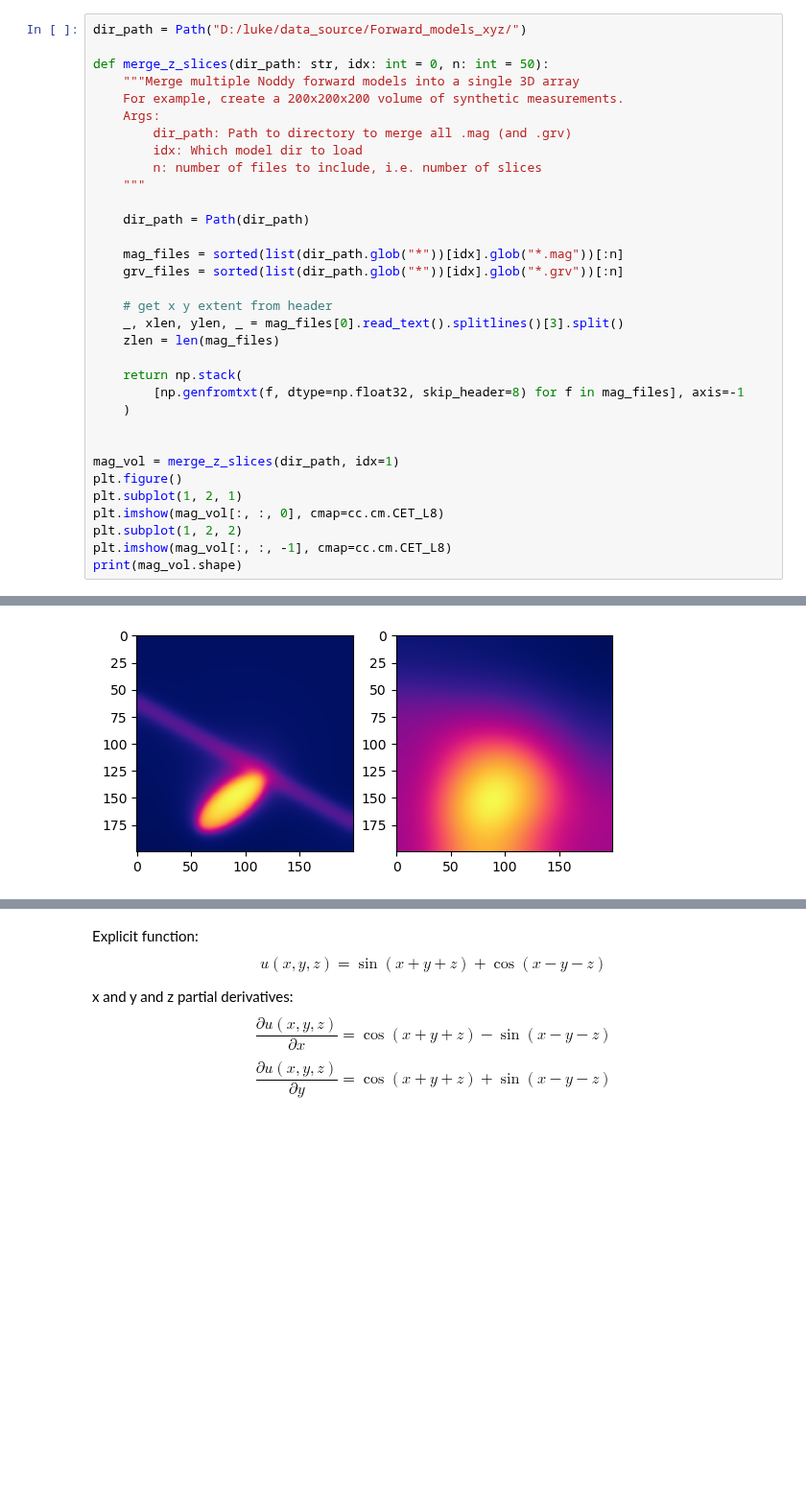
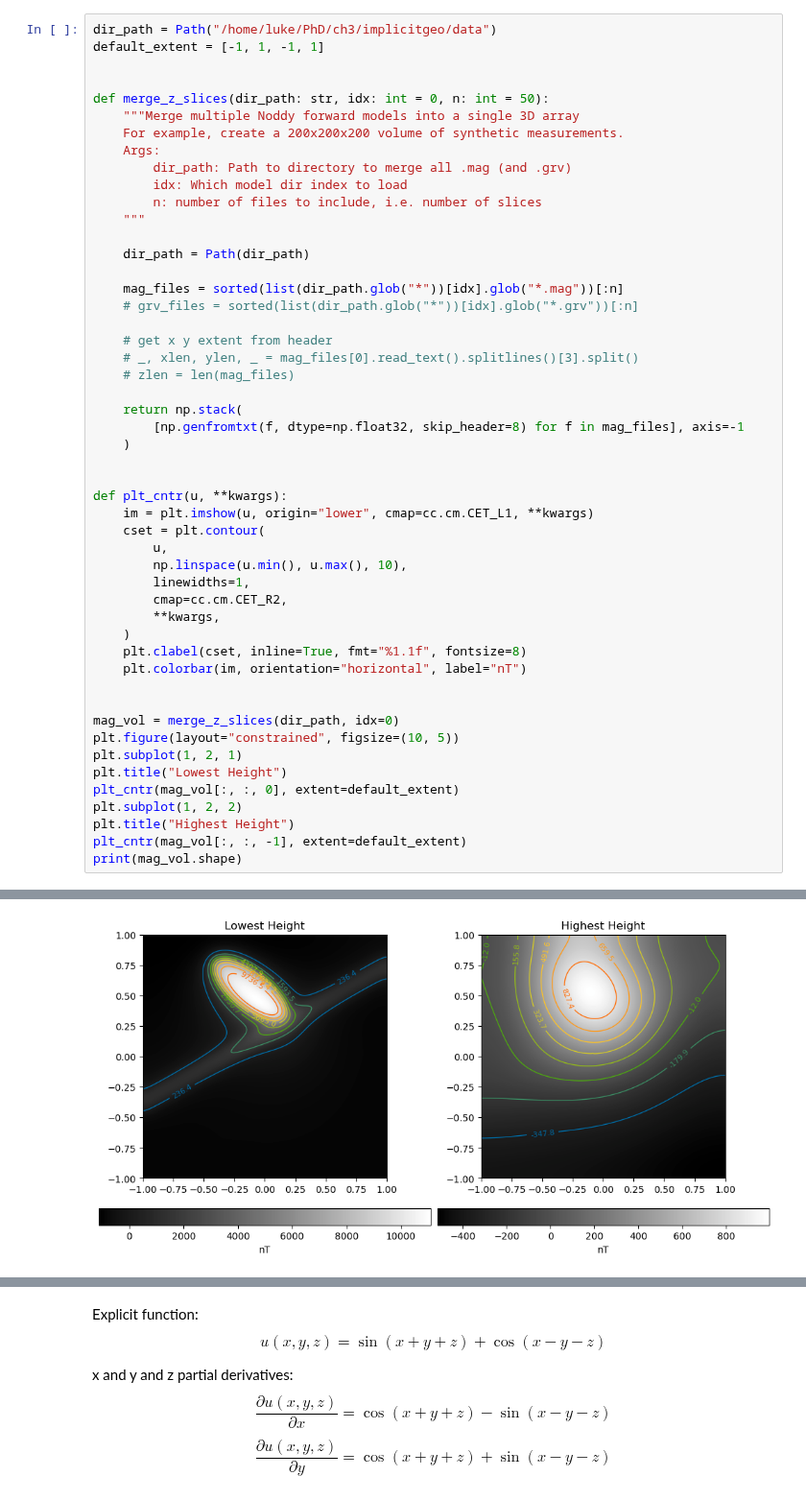
Before and after one commit to LSgeo/ImplicitGeo, a Jupyter notebook: GeoINR3D.ipynb, the cells around one changed output, grey strips where cells are left out. Shown at 96% size. Cells and saved outputs as stored; diff of their text form; blank space fills up the shorter version.

Commit message:
Overhaul 2D and 3D notebooks
1. Move model code into dedicated submodule
2. Drastically improve plotting of 3D data
3. Implement WIRE comparison, see refs
4. Visualise trained INR in- and out-of-range

```diff
--- a/GeoINR3D.ipynb
+++ b/GeoINR3D.ipynb
@@ -21,36 +23,53 @@ from mlnoddy import merge_z_slices
 # %%
-dir_path = Path("D:/luke/data_source/Forward_models_xyz/")
+dir_path = Path("/home/luke/PhD/ch3/implicitgeo/data")
+default_extent = [-1, 1, -1, 1]
+
 
 def merge_z_slices(dir_path: str, idx: int = 0, n: int = 50):
     """Merge multiple Noddy forward models into a single 3D array
     For example, create a 200x200x200 volume of synthetic measurements.
     Args:
         dir_path: Path to directory to merge all .mag (and .grv)
-        idx: Which model dir to load
+        idx: Which model dir index to load
         n: number of files to include, i.e. number of slices
     """
 
     dir_path = Path(dir_path)
 
     mag_files = sorted(list(dir_path.glob("*"))[idx].glob("*.mag"))[:n]
-    grv_files = sorted(list(dir_path.glob("*"))[idx].glob("*.grv"))[:n]
+    # grv_files = sorted(list(dir_path.glob("*"))[idx].glob("*.grv"))[:n]
 
     # get x y extent from header
-    _, xlen, ylen, _ = mag_files[0].read_text().splitlines()[3].split()
-    zlen = len(mag_files)
+    # _, xlen, ylen, _ = mag_files[0].read_text().splitlines()[3].split()
+    # zlen = len(mag_files)
 
     return np.stack(
         [np.genfromtxt(f, dtype=np.float32, skip_header=8) for f in mag_files], axis=-1
     )
 
 
-mag_vol = merge_z_slices(dir_path, idx=1)
-plt.figure()
+def plt_cntr(u, **kwargs):
+    im = plt.imshow(u, origin="lower", cmap=cc.cm.CET_L1, **kwargs)
+    cset = plt.contour(
+        u,
+        np.linspace(u.min(), u.max(), 10),
+        linewidths=1,
+        cmap=cc.cm.CET_R2,
+        **kwargs,
+    )
+    plt.clabel(cset, inline=True, fmt="%1.1f", fontsize=8)
+    plt.colorbar(im, orientation="horizontal", label="nT")
+
+
+mag_vol = merge_z_slices(dir_path, idx=0)
+plt.figure(layout="constrained", figsize=(10, 5))
 plt.subplot(1, 2, 1)
-plt.imshow(mag_vol[:, :, 0], cmap=cc.cm.CET_L8)
+plt.title("Lowest Height")
+plt_cntr(mag_vol[:, :, 0], extent=default_extent)
 plt.subplot(1, 2, 2)
-plt.imshow(mag_vol[:, :, -1], cmap=cc.cm.CET_L8)
+plt.title("Highest Height")
+plt_cntr(mag_vol[:, :, -1], extent=default_extent)
 print(mag_vol.shape)
 # %% [output]
 (200, 200, 50)
-[figure, old version]
+[figure, new version]
```
Also changed, not shown: parts of 26 cells of this notebook, 2 other files.
